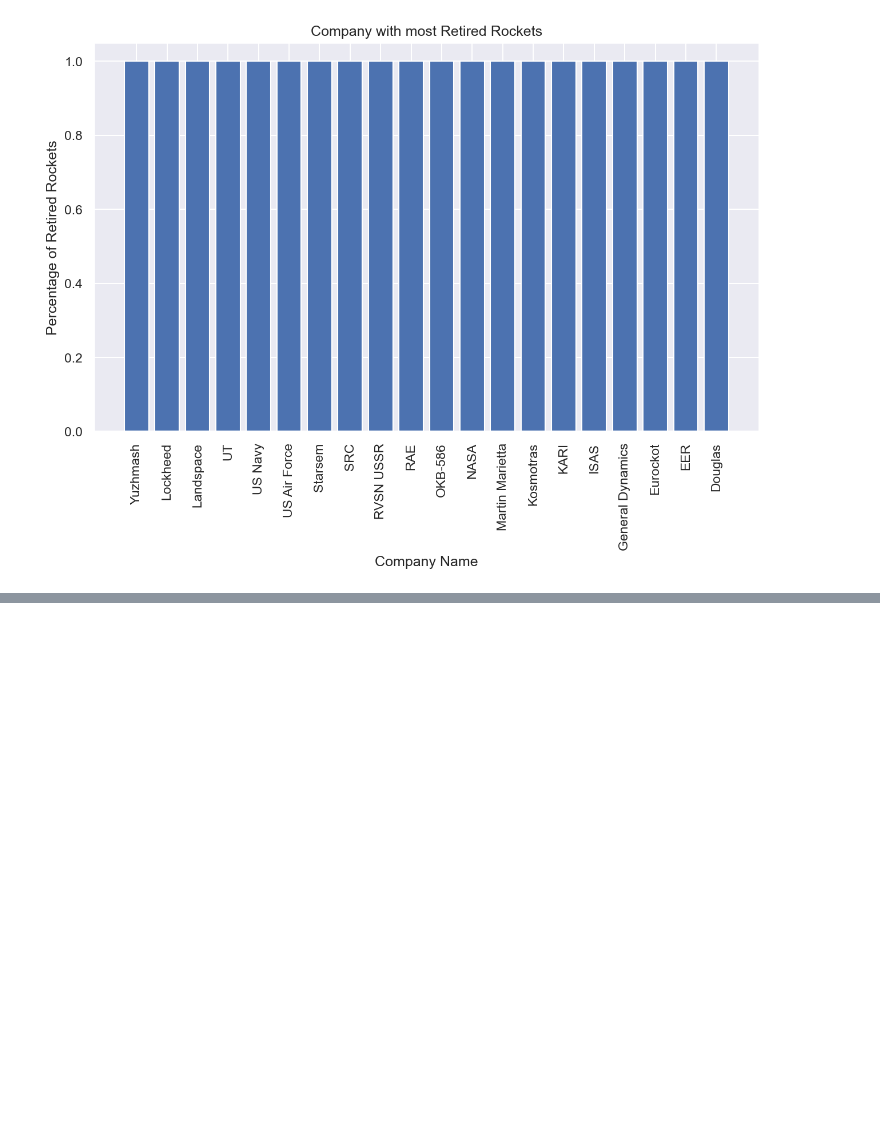
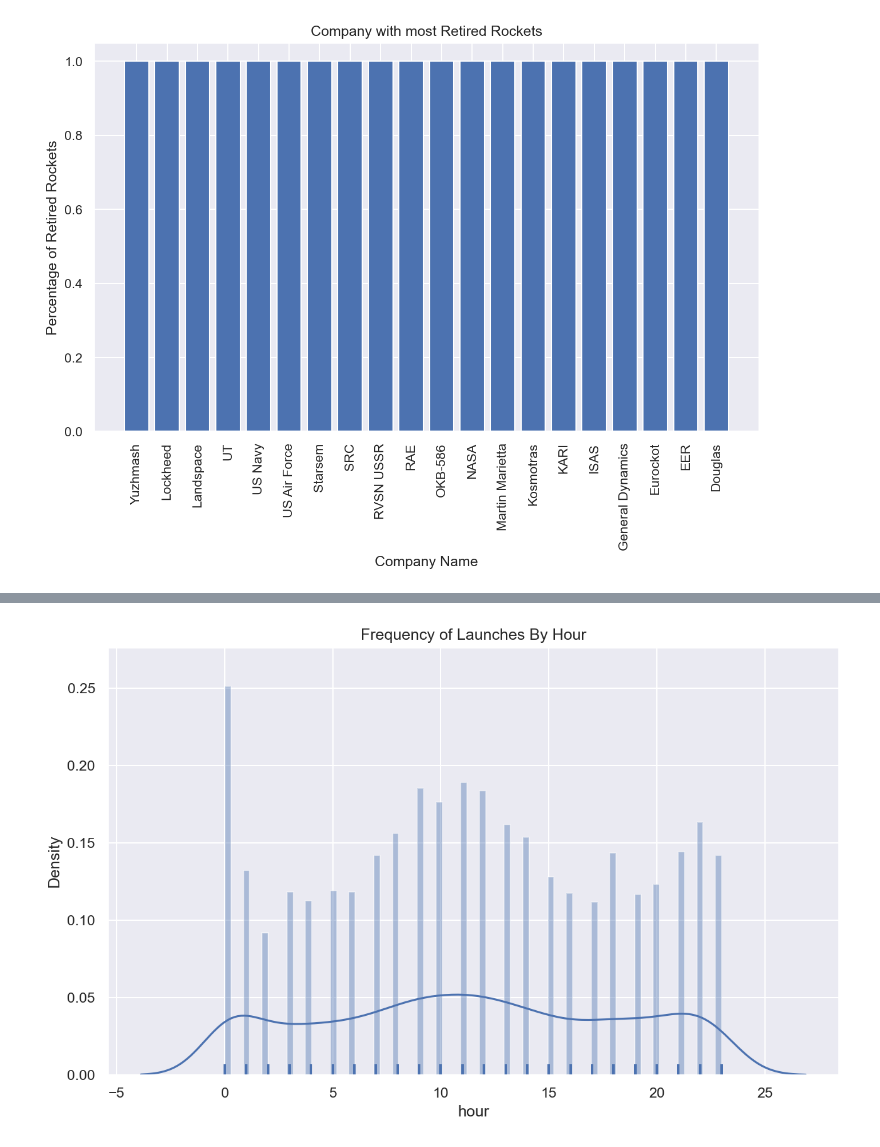
Before and after one commit to DSCKGEC/Space-Missions, a Jupyter notebook: notebooks/space_missions_visualization.ipynb, the cells around one changed output, grey strips where cells are left out. Cells and saved outputs as stored; diff of their text form; code cells hidden in the pictures; blank space fills up the shorter version.

Commit message:
Visualization of Launches by Hour of Companies

```diff
--- a/notebooks/space_missions_visualization.ipynb
+++ b/notebooks/space_missions_visualization.ipynb
@@ -109,0 +113,7 @@ plt.show()
+# %%
+df_rocket = df[['Company Name', 'DateTime']]
+df_rocket['DateTime'] = pd.to_datetime(df_rocket['DateTime'])
+df_rocket['hour'] = df_rocket['DateTime'].apply(lambda datetime: datetime.hour)
+df_rocket['day'] = df_rocket['DateTime'].apply(lambda datetime: datetime.day)
+df_rocket = df_rocket.drop('DateTime', axis=1)
+df_rocket.head()
@@ -109,0 +142,7 @@ plt.show()
+# %%
+plt.figure(figsize=(10,6),dpi=150)
+sns.distplot(df_rocket['hour'],kde=True,rug=True,bins=80)
+plt.title("Frequency of Launches By Hour")
+plt.show()
+# %% [output]
+[figure, added]
```
Also changed, not shown: parts of 2 cells of this notebook.
